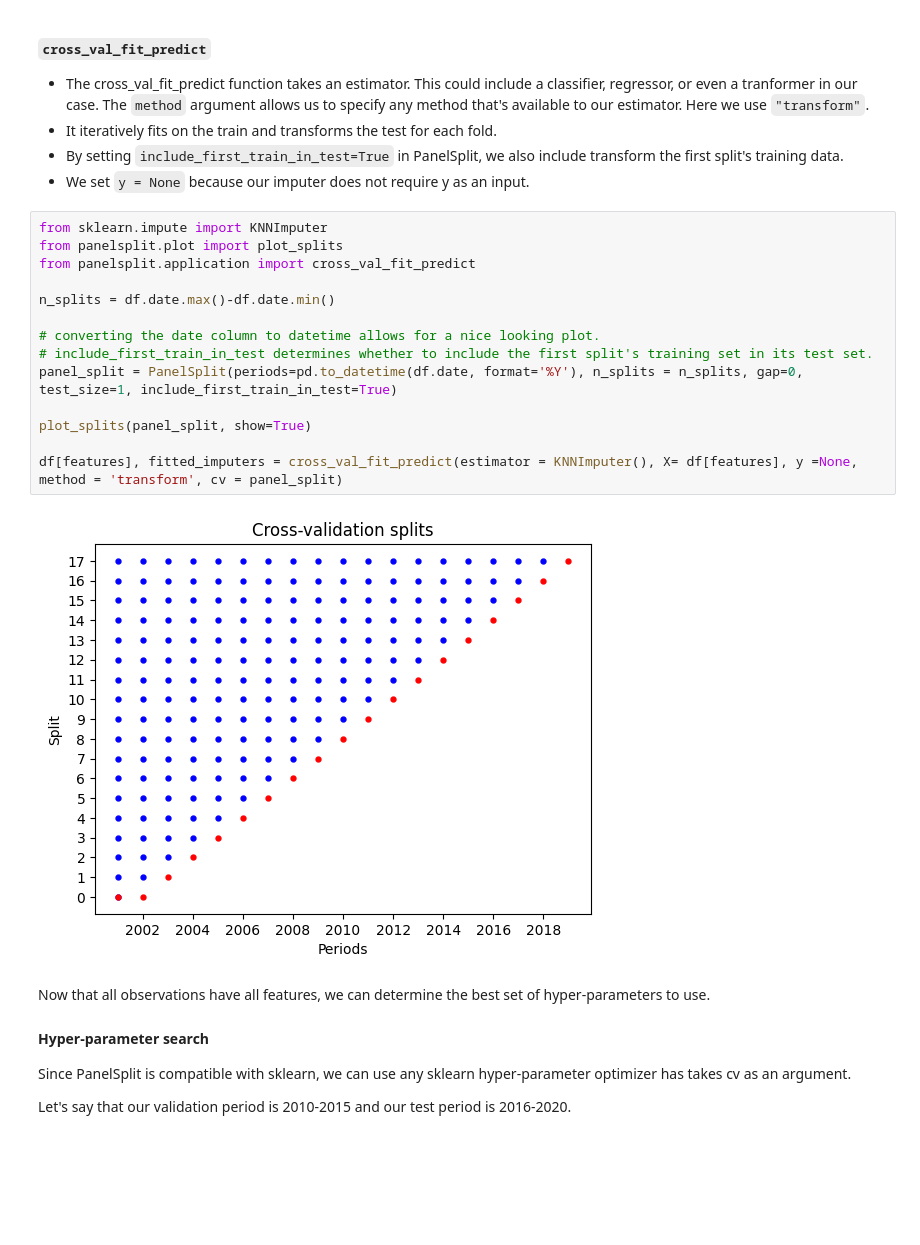
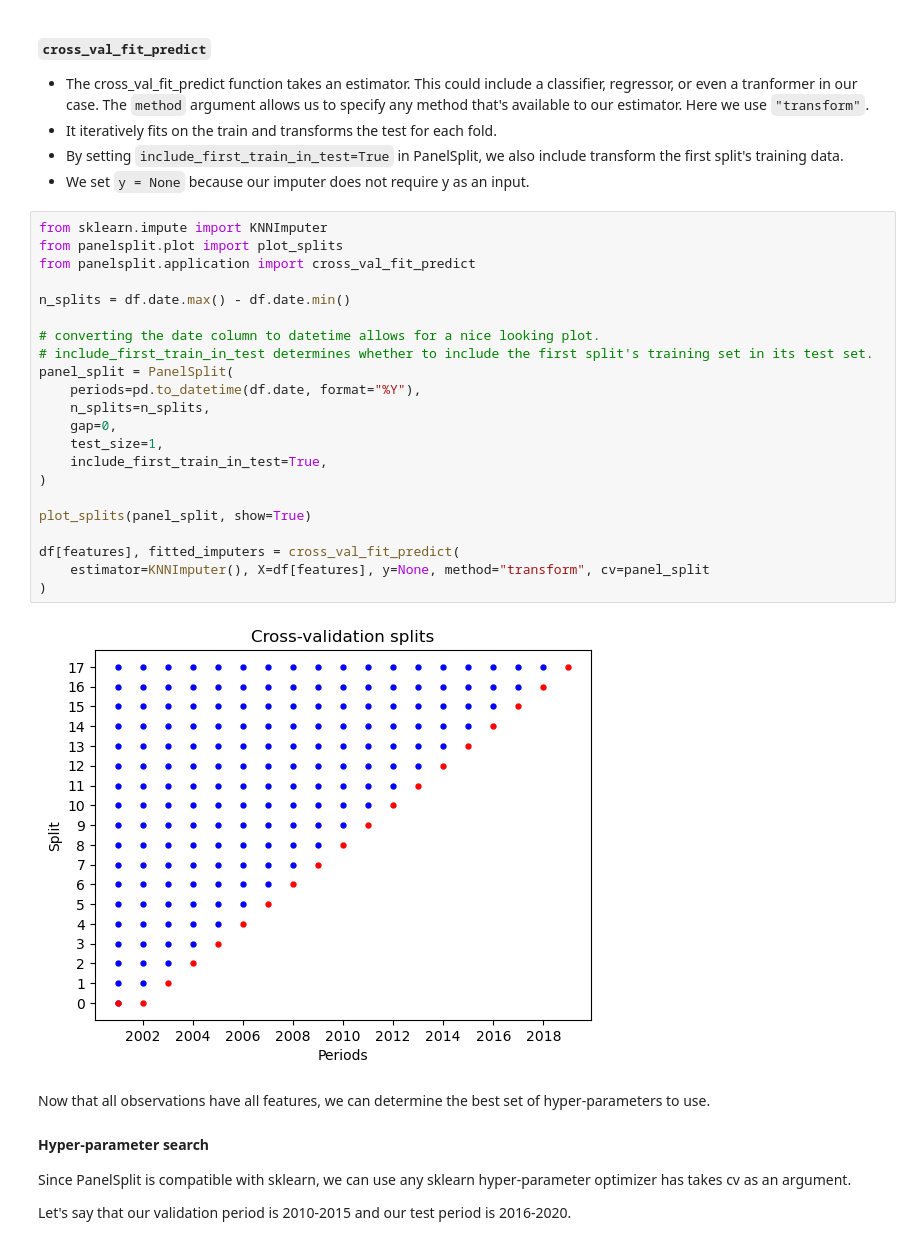
Before and after one commit to 4Freye/panelsplit, a Jupyter notebook: examples/An introduction to PanelSplit.ipynb, the cells around one changed output. Drawn from its saved outputs; the diff is of its cells as text; blank space fills up the shorter version.

```diff
--- a/examples/An introduction to PanelSplit.ipynb
+++ b/examples/An introduction to PanelSplit.ipynb
@@ -84,19 +97,27 @@ We can use PanelSplit to apply imputation in a time-series fashion to fill in th
 # %%
 from sklearn.impute import KNNImputer
 from panelsplit.plot import plot_splits
 from panelsplit.application import cross_val_fit_predict
 
-n_splits = df.date.max()-df.date.min()
+n_splits = df.date.max() - df.date.min()
 
 # converting the date column to datetime allows for a nice looking plot.
 # include_first_train_in_test determines whether to include the first split's training set in its test set.
-panel_split = PanelSplit(periods=pd.to_datetime(df.date, format='%Y'), n_splits = n_splits, gap=0, test_size=1, include_first_train_in_test=True)
+panel_split = PanelSplit(
+    periods=pd.to_datetime(df.date, format="%Y"),
+    n_splits=n_splits,
+    gap=0,
+    test_size=1,
+    include_first_train_in_test=True,
+)
 
 plot_splits(panel_split, show=True)
 
-df[features], fitted_imputers = cross_val_fit_predict(estimator = KNNImputer(), X= df[features], y =None,  method = 'transform', cv = panel_split)
+df[features], fitted_imputers = cross_val_fit_predict(
+    estimator=KNNImputer(), X=df[features], y=None, method="transform", cv=panel_split
+)
 # %% [output]
-[figure, old version]
+[figure, new version]
 # %% [markdown]
 Now that all observations have all features, we can determine the best set of hyper-parameters to use.
 
```
Also changed, not shown: parts of 9 cells of this notebook, 7 other files.
